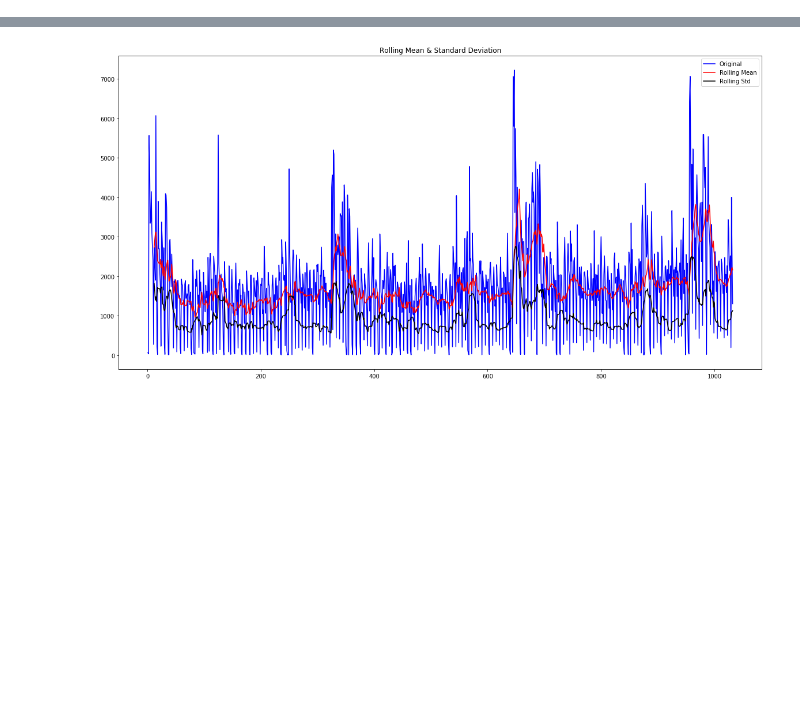
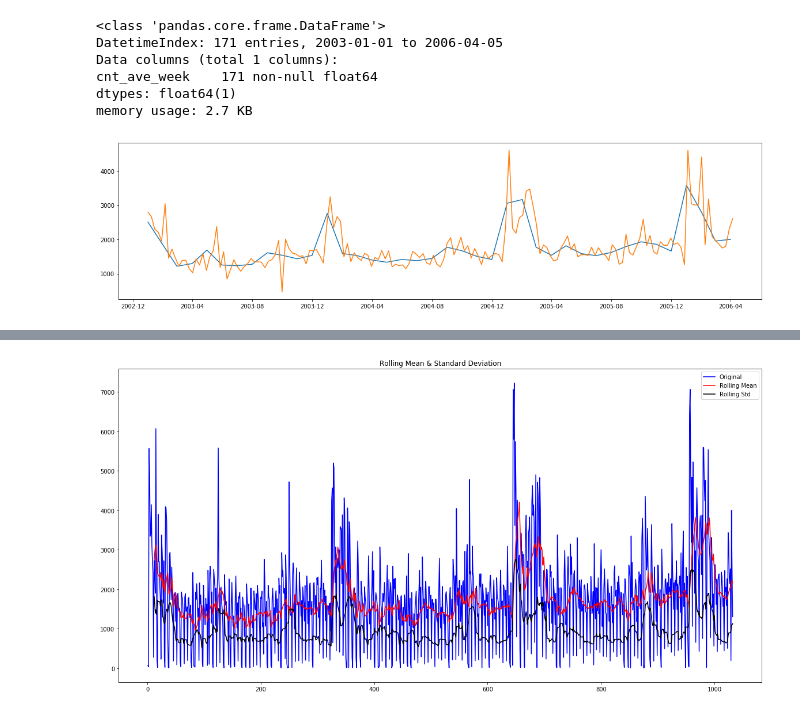
Before and after one commit to EchanHe/yancheng, a Jupyter notebook: data_manipulation.ipynb, the cells around one changed output, grey strips where cells are left out. Cells and saved outputs as stored; diff of their text form; code cells hidden in the pictures; blank space fills up the shorter version.

Commit message:
data clean and create weekly and monthly data

```diff
--- a/data_manipulation.ipynb
+++ b/data_manipulation.ipynb
@@ -115,0 +181,20 @@ by_date.head()
+# %%
+#为数据加入日期
+train_by_date = add_actual_date(data_train)
+test_a_by_date = add_actual_date(data_test_a,
+                                 start_date=train_by_date.real_date.max(),
+                                 week_cnt=train_by_date.week.max(),
+                                 month_cnt = train_by_date.month.max())
+test_b_by_date = add_actual_date(data_test_b,
+                                 start_date=test_a_by_date.real_date.max()+timedelta(days=1),
+                                 week_cnt=test_a_by_date.week.max(),
+                                month_cnt = test_a_by_date.month.max())
+#为training date加入 周 和 月的平均
+# train_by_date["weekdays"] =train_by_date[["cnt","week"]].groupby(['week' ] ).transform("count")
+# train_by_date["cnt_ave_week"] =train_by_date[["cnt","week"]].groupby(['week' ] ).transform("mean")
+
+# train_by_date["monthdays"] =train_by_date[["cnt","month"]].groupby(['month' ] ).transform("count")
+# train_by_date["cnt_ave_month"] =train_by_date[["cnt","month"]].groupby(['month' ] ).transform("mean")
+
+#train_by_date.loc[train_by_date["week"]==40.0,:]
+#by_date_day["real_date"]=by_date_day["real_date"].astype("str")
@@ -115,0 +227,16 @@ by_date.head()
+# %%
+#成为weekly的每周平均cnt
+# data_train_weekly = train_by_date.drop_duplicates(subset=['week'] , keep='first')
+# test_a_weekly = test_a_by_date.drop_duplicates(subset=['week'] , keep='first')
+data_train_weekly.shape
+#data_train_weekly.plot(x='week', y='cnt_ave_week',figsize=(20,10))
+#给周的数据加时间
+data_train_weekly=add_week_date(train_by_date)
+test_a_weekly=add_week_date(test_a_by_date,start_date=data_train_weekly.index.max())
+# %%
+#给月加数据
+# data_train_monthly = train_by_date.drop_duplicates(subset=['month'] , keep='first')
+# test_a_monthly = test_a_by_date.drop_duplicates(subset=['month'] , keep='first')
+
+data_train_monthly=add_month_date(train_by_date)
+data_train_monthly.head()
@@ -115,0 +251,13 @@ by_date.head()
+# %%
+plt.figure(figsize=(20,5))
+plt.plot(data_train_monthly['cnt_ave_month'])
+plt.plot(data_train_weekly['cnt_ave_week'])
+data_train_weekly.info()
+# %% [output]
+<class 'pandas.core.frame.DataFrame'>
+DatetimeIndex: 171 entries, 2003-01-01 to 2006-04-05
+Data columns (total 1 columns):
+cnt_ave_week    171 non-null float64
+dtypes: float64(1)
+memory usage: 2.7 KB
+[figure, added]
```
Also changed, not shown: parts of 22 cells of this notebook, 1 other file.
